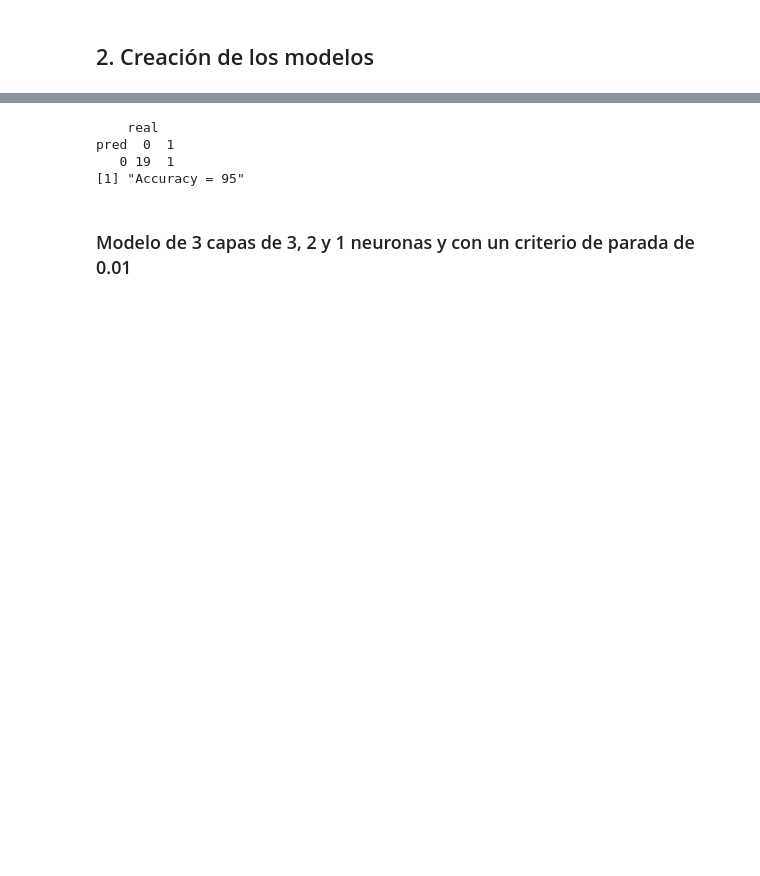
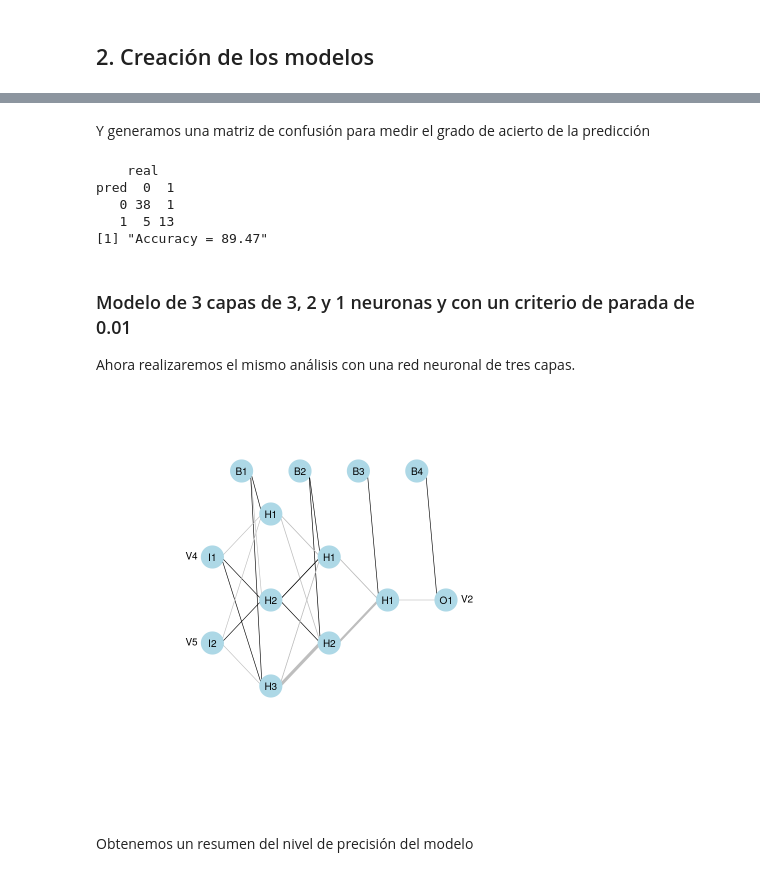
Before and after one commit to jcasasr/Libro-Mineria-de-datos, a Jupyter notebook: cap12/CH12EJ1-Redes-neuronales-R.ipynb, the cells around one changed output, grey strips where cells are left out. Saved outputs shown, nothing was run; the diff lists cells and outputs as text; code cells hidden in the pictures; blank space fills up the shorter version.

```diff
--- a/cap12/CH12EJ1-Redes-neuronales-R.ipynb
+++ b/cap12/CH12EJ1-Redes-neuronales-R.ipynb
@@ -144,0 +201,3 @@ net.1$result.matrix[1:3,]
+# %%
+net.predict1 <- neuralnet::compute(net.1, test %>% select(V4, V5))
+pred1 <- round(net.predict1$net.result)
@@ -145,25 +224,31 @@ net.1$result.matrix[1:3,]
+# %% [markdown]
+Y generamos una matriz de confusión para medir el grado de acierto de la predicción
 # %%
-# Predicción
-net.predict1 <- compute(net.1, test[,2:3])
-pred1 <- round(net.predict1$net.result)
-
-# Generamos una matriz de confusión para medir el
-# grado de acierto de la predicción
 t1 <- table(pred = pred1, real = test[,1])
 print(t1)
 print(paste("Accuracy =", round(100 * sum(diag(t1)) / sum(t1), digits=2)))
 # %% [output]
     real
 pred  0  1
-   0 19  1
-[1] "Accuracy = 95"
+   0 38  1
+   1  5 13
+[1] "Accuracy = 89.47"
 # %% [markdown]
 ### Modelo de 3 capas de 3, 2 y 1 neuronas y con un criterio de parada de 0.01
+
+Ahora realizaremos el mismo análisis con una red neuronal de tres capas.
 # %%
-# --------------------------------
-# Modelo con 3 capas de 3, 2 y 1 neuronas respectivamente y con un criterio de parada de 0.01
-# --------------------------------
 set.seed(10)
-net.2 <- neuralnet(V3~V4+V5,data=train,
-                        hidden=c(3,2,1), threshold=0.01)
+net.2 <- neuralnet(
+    V2~V4+V5,
+    data=train,
+    hidden=c(3,2,1),
+    threshold=0.01
+)
+# %%
+plot.nnet(net.2)
+# %% [output]
+[figure, added]
+# %% [markdown]
+Obtenemos un resumen del nivel de precisión del modelo
 # %%
```
Also changed, not shown: parts of 37 cells of this notebook, 2 other files.
